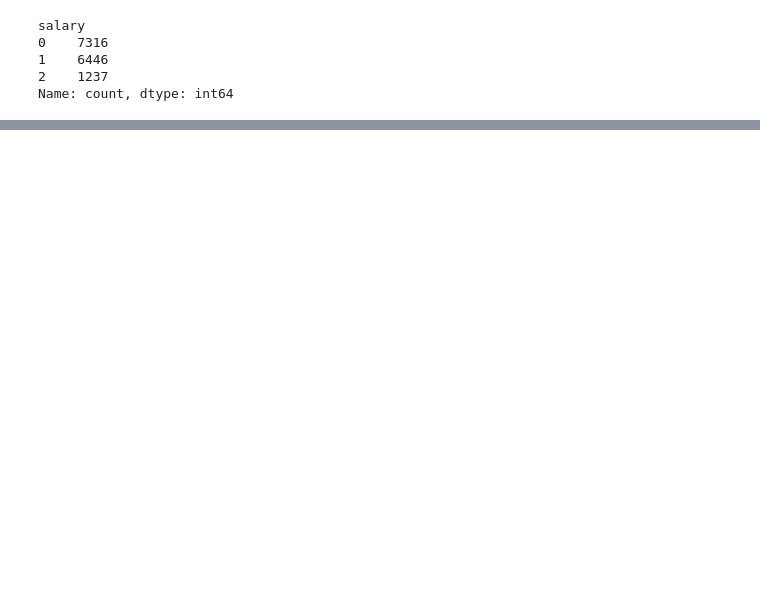
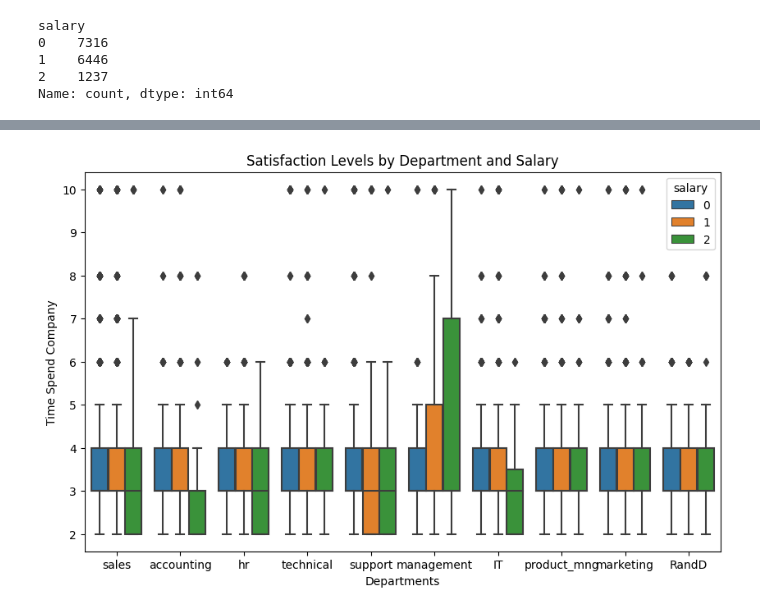
Before and after one commit to Uuranyum/Data_Science_Projects, a Jupyter notebook: hr-analysis.ipynb, the cells around one changed output, grey strips where cells are left out. Cells and saved outputs as stored; diff of their text form; code cells hidden in the pictures; blank space fills up the shorter version.

```diff
--- a/hr-analysis.ipynb
+++ b/hr-analysis.ipynb
@@ -171,0 +118,9 @@ plt.show()
+# %%
+plt.figure(figsize=(10,6))
+plt.title('Satisfaction Levels by Department and Salary')
+sns.boxplot(x = 'departments', y= 'time_spend_company', hue= 'salary', data = df)
+plt.xlabel('Departments')
+plt.ylabel('Time Spend Company')
+plt.show()
+# %% [output]
+[figure, added]
```
Also changed, not shown: parts of 61 cells of this notebook.
